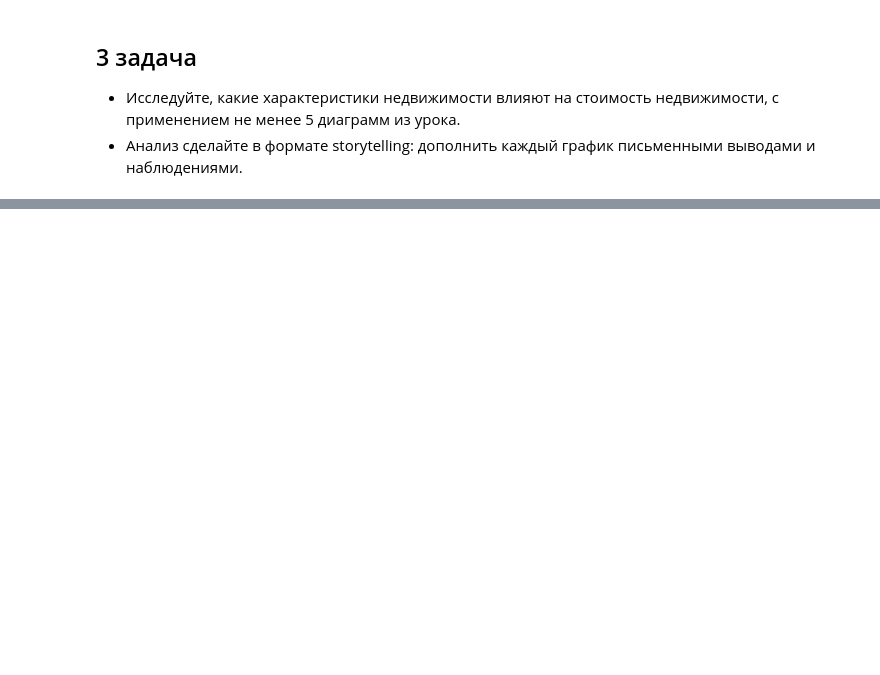
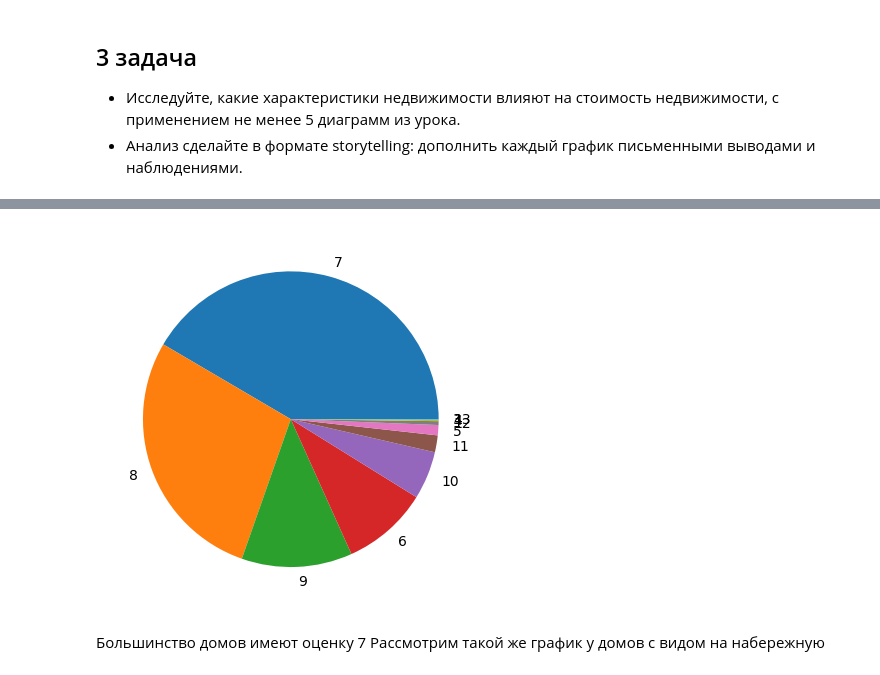
Before and after one commit to okamietovolk/gb-analytics, a Jupyter notebook: kc.ipynb, the cells around one changed output, grey strips where cells are left out. Saved outputs shown, nothing was run; the diff lists cells and outputs as text; code cells hidden in the pictures; blank space fills up the shorter version.

```diff
--- a/kc.ipynb
+++ b/kc.ipynb
@@ -106,0 +163,7 @@ plt.xlabel('Состояние дома');
+# %%
+plt.pie(df['grade'].value_counts(), labels=df["grade"].value_counts().index);
+# %% [output]
+[figure, added]
+# %% [markdown]
+Большинство домов имеют оценку 7
+Рассмотрим такой же график у домов с видом на набережную
```
Also changed, not shown: parts of 33 cells of this notebook.
